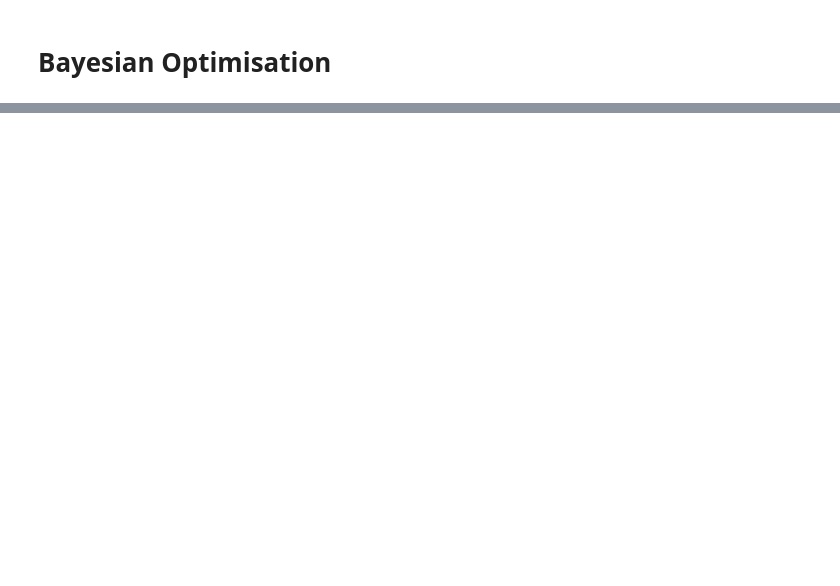
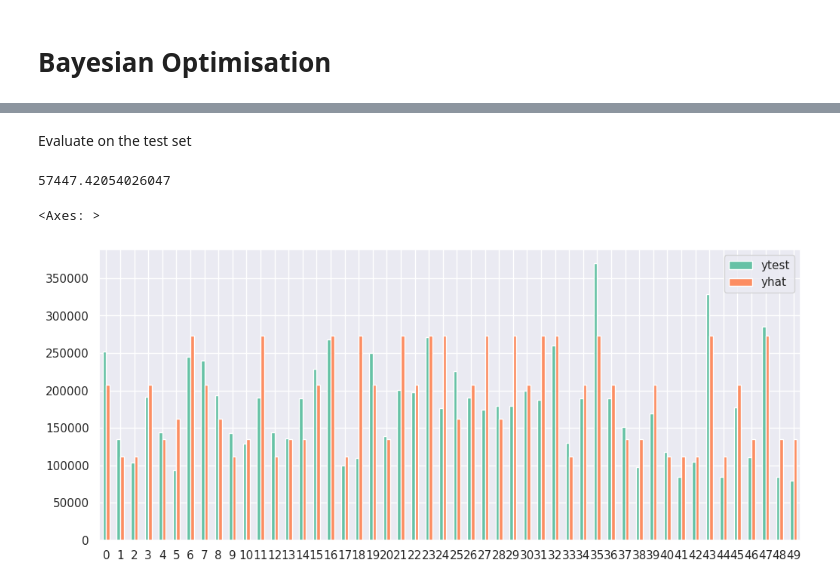
Before and after one commit to mabdulrehman8833-cloud/bd4dm, a Jupyter notebook: Model development/Exercise 3.ipynb, the cells around one changed output, grey strips where cells are left out. Drawn from its saved outputs; the diff is of its cells as text; code cells hidden in the pictures; blank space fills up the shorter version.

```diff
--- a/Model development/Exercise 3.ipynb
+++ b/Model development/Exercise 3.ipynb
@@ -124,0 +242,20 @@ cv_results.sort_values('mean_test_score')
+# %% [markdown]
+Evaluate on the test set
+# %%
+best_model = grid_search.best_estimator_
+
+yhat = best_model.predict(Xtest)
+
+final_rmse = root_mean_squared_error(ytest, yhat)
+final_rmse
+# %% [output]
+57447.42054026047
+# %%
+# create a temporary dataframe containing two columns
+df_tmp = pd.DataFrame({"ytest": ytest[:50], "yhat": yhat[:50]})
+
+# plot the dataframe
+df_tmp.plot(figsize=(12,5), kind="bar", rot=0)
+# %% [output]
+<Axes: >
+[figure, added]
```
Also changed, not shown: parts of 23 cells of this notebook.
